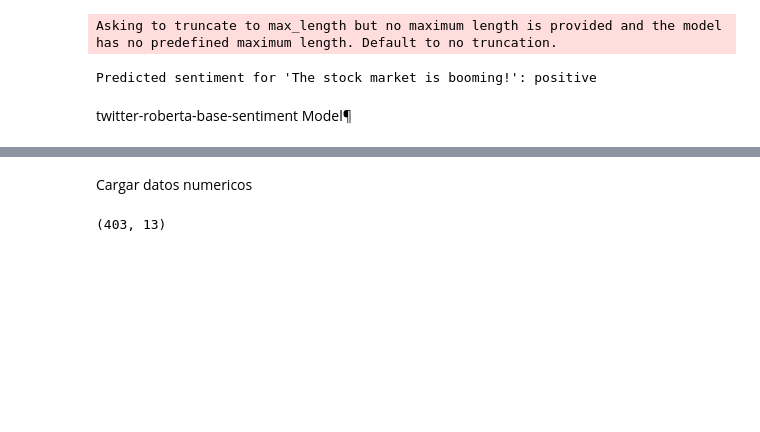
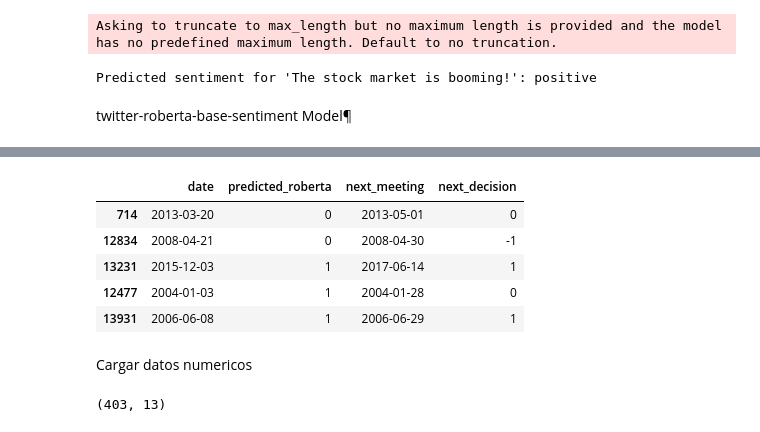
Before and after one commit to luisllll/tfm_ia3_nodata, a Jupyter notebook: Modelado_Luis_prediccion.ipynb, the cells around one changed output, grey strips where cells are left out. Cells and saved outputs as stored; diff of their text form; code cells hidden in the pictures; blank space fills up the shorter version.

```diff
--- a/Modelado_Luis_prediccion.ipynb
+++ b/Modelado_Luis_prediccion.ipynb
@@ -238,5 +238,20 @@ submuestra_df.head()
 # %%
-#selected_columns_df = submuestra_df[['date', 'predicted_roberta', 'next_meeting','next_decision']]
+selected_columns_df = submuestra_df[['date', 'predicted_roberta', 'next_meeting','next_decision']]
+# %%
+# Define el diccionario de mapeo
+mapping = {'negative': -1, 'positive': 1, 'neutral': 0}
+
+# Reemplaza los valores en la columna 'predicted_roberta'
+selected_columns_df['predicted_roberta'] = selected_columns_df['predicted_roberta'].replace(mapping)
+# %%
+selected_columns_df.head()
+# %% [output]
+|  | date | predicted_roberta | next_meeting | next_decision |
+| 714 | 2013-03-20 | 0 | 2013-05-01 | 0 |
+| 12834 | 2008-04-21 | 0 | 2008-04-30 | -1 |
+| 13231 | 2015-12-03 | 1 | 2017-06-14 | 1 |
+| 12477 | 2004-01-03 | 1 | 2004-01-28 | 0 |
+| 13931 | 2006-06-08 | 1 | 2006-06-29 | 1 |
 # %% [markdown]
 Cargar datos numericos
 # %%
```
Also changed, not shown: parts of 16 cells of this notebook.
